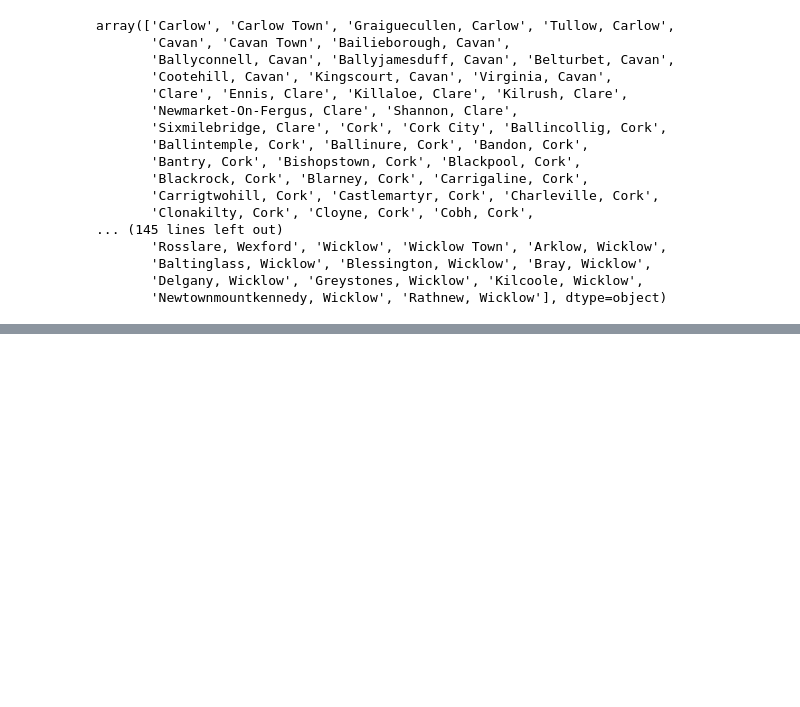
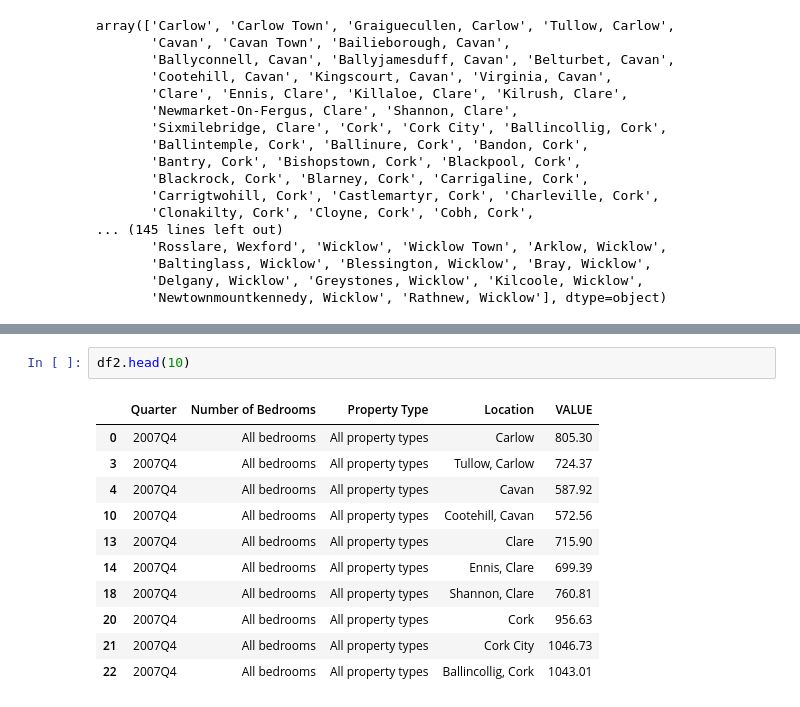
Before and after one commit to FabyBarrios/python, a Jupyter notebook: Statistics/Rents_Ireland.ipynb, the cells around one changed output, grey strips where cells are left out. Saved outputs shown, nothing was run; the diff lists cells and outputs as text; blank space fills up the shorter version.

```diff
--- a/Statistics/Rents_Ireland.ipynb
+++ b/Statistics/Rents_Ireland.ipynb
@@ -164,0 +269,14 @@ array(['Carlow', 'Carlow Town', 'Graiguecullen, Carlow', 'Tullow, Carlow',
+# %%
+df2.head(10)
+# %% [output]
+|  | Quarter | Number of Bedrooms | Property Type | Location | VALUE |
+| 0 | 2007Q4 | All bedrooms | All property types | Carlow | 805.30 |
+| 3 | 2007Q4 | All bedrooms | All property types | Tullow, Carlow | 724.37 |
+| 4 | 2007Q4 | All bedrooms | All property types | Cavan | 587.92 |
+| 10 | 2007Q4 | All bedrooms | All property types | Cootehill, Cavan | 572.56 |
+| 13 | 2007Q4 | All bedrooms | All property types | Clare | 715.90 |
+| 14 | 2007Q4 | All bedrooms | All property types | Ennis, Clare | 699.39 |
+| 18 | 2007Q4 | All bedrooms | All property types | Shannon, Clare | 760.81 |
+| 20 | 2007Q4 | All bedrooms | All property types | Cork | 956.63 |
+| 21 | 2007Q4 | All bedrooms | All property types | Cork City | 1046.73 |
+| 22 | 2007Q4 | All bedrooms | All property types | Ballincollig, Cork | 1043.01 |
```
Also changed, not shown: parts of 21 cells of this notebook.
